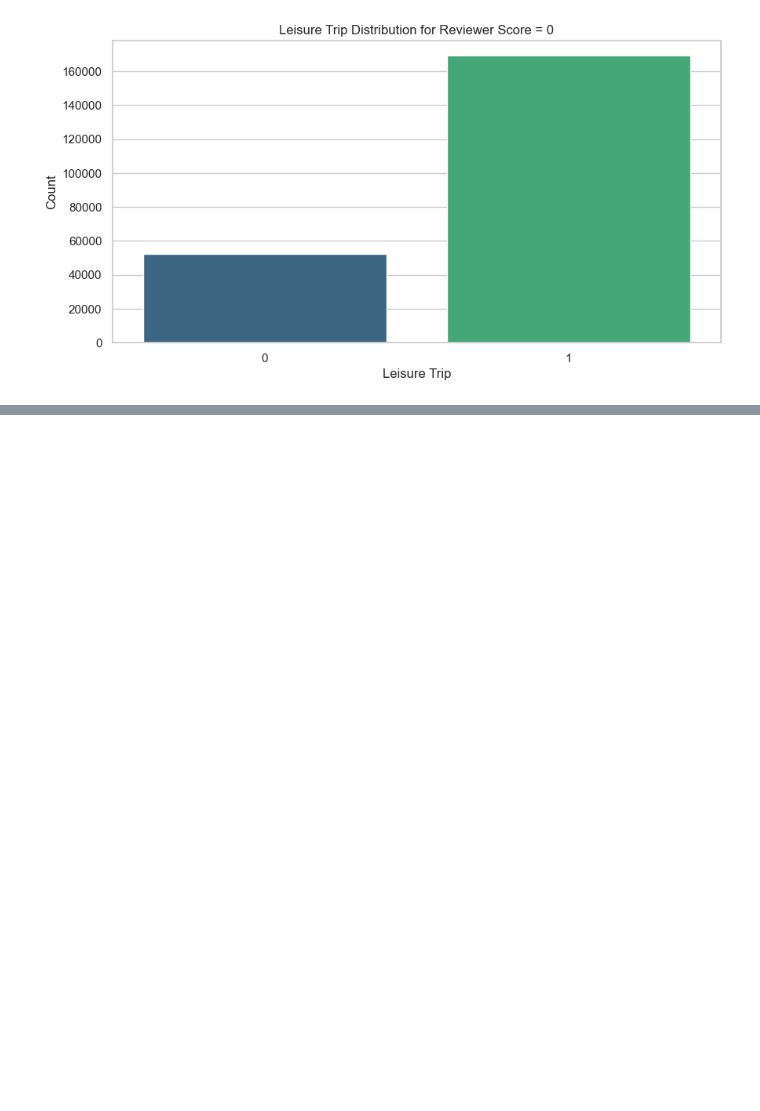
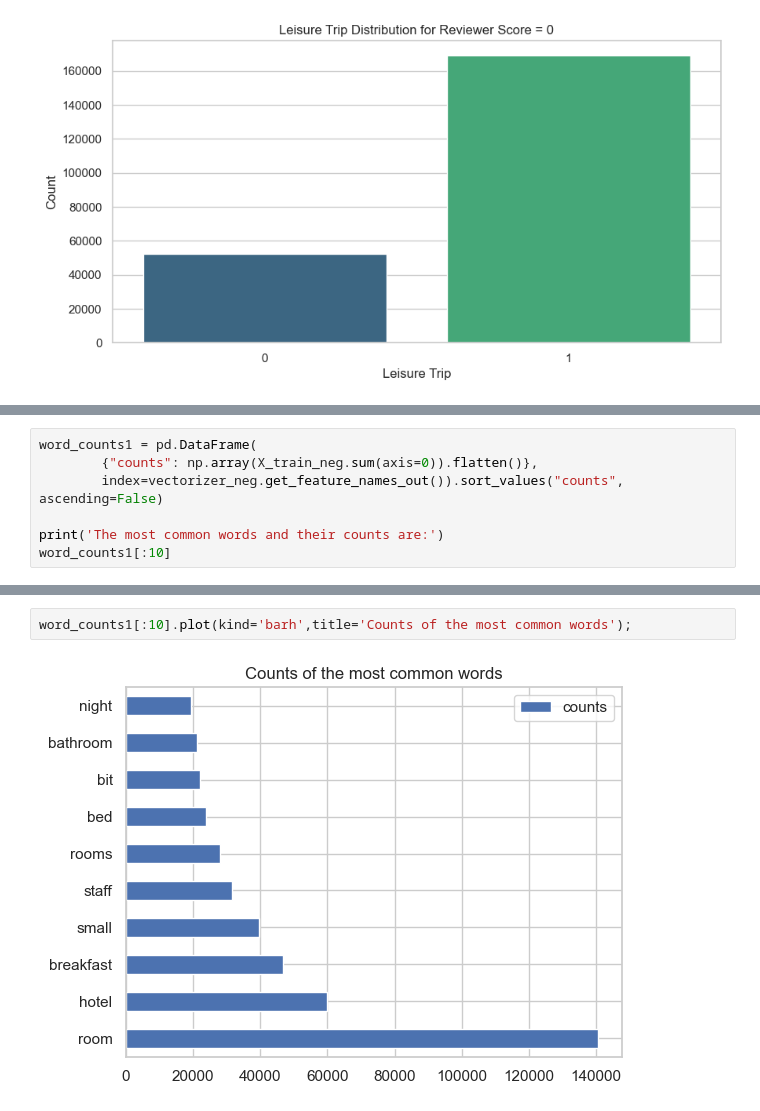
Before and after one commit to RezaDelvari/NLP_Repo, a Jupyter notebook: NLP With Hotel Review.ipynb, the cells around one changed output, grey strips where cells are left out. Saved outputs shown, nothing was run; the diff lists cells and outputs as text; blank space fills up the shorter version.

```diff
--- a/NLP With Hotel Review.ipynb
+++ b/NLP With Hotel Review.ipynb
@@ -569,0 +673,7 @@ Test Accuracy: 0.5697
+# %%
+word_counts1 = pd.DataFrame(
+        {"counts": np.array(X_train_neg.sum(axis=0)).flatten()},
+        index=vectorizer_neg.get_feature_names_out()).sort_values("counts", ascending=False)
+
+print('The most common words and their counts are:')
+word_counts1[:10]
@@ -569,0 +693,4 @@ Test Accuracy: 0.5697
+# %%
+word_counts1[:10].plot(kind='barh',title='Counts of the most common words');
+# %% [output]
+[figure, added]
```
Also changed, not shown: parts of 54 cells of this notebook, 9 other files.
